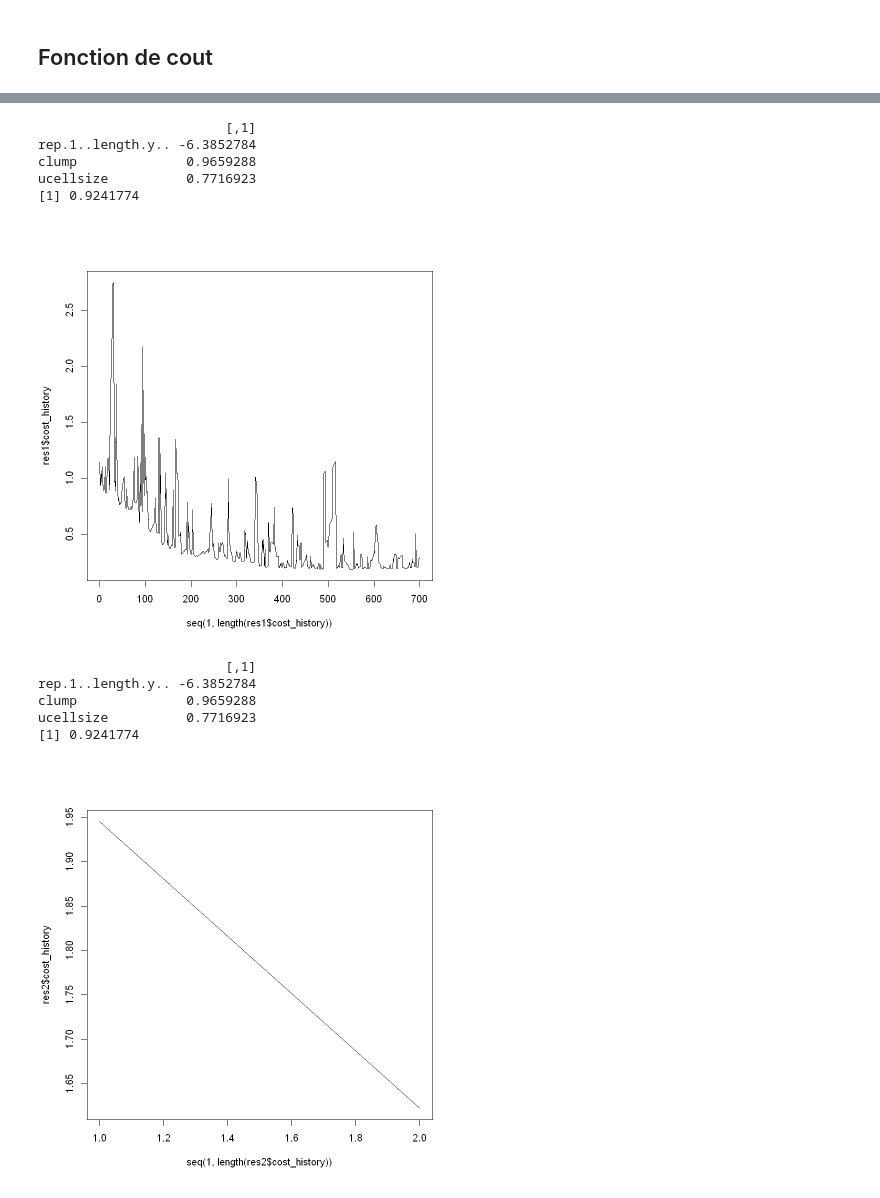
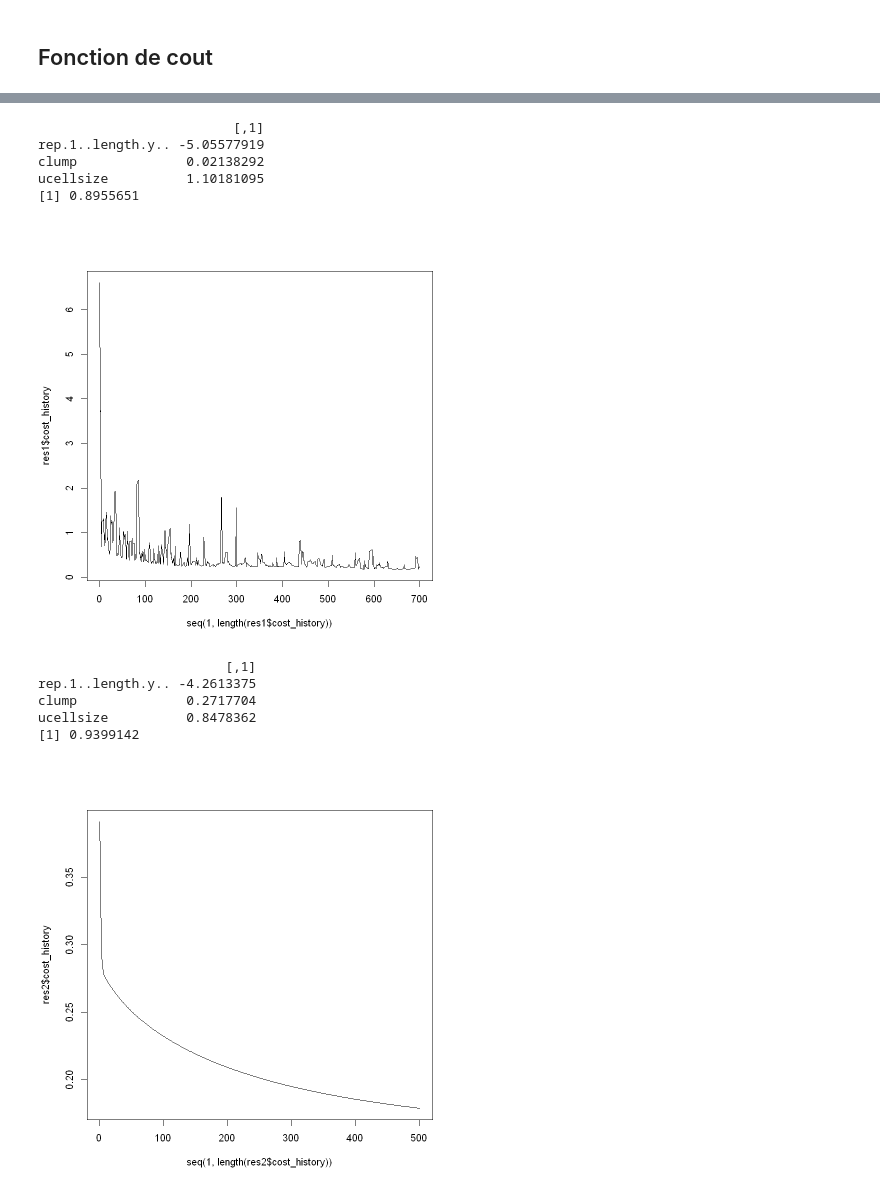
Before and after one commit to RomainDudoit/M2_RPackage, a Jupyter notebook: Notebook.ipynb, the cells around one changed output, grey strips where cells are left out. Saved outputs shown, nothing was run; the diff lists cells and outputs as text; code cells hidden in the pictures.

```diff
--- a/Notebook.ipynb
+++ b/Notebook.ipynb
@@ -123,10 +125,10 @@ stochastic_gradient_descent <- function(x, y, theta, learning_rate, n_iter) {
     for (i in 1:n_iter) {
         # Shuffle data
         random_index <- sample(x = m, size = m)
-        for (i in 1:m) {
+        for (j in 1:m) {
             # Update theta
-            y_i <- as.matrix(y[random_index[i], ])
-            x_i <- t(as.matrix(x[random_index[i], ]))
+            y_i <- as.matrix(y[random_index[j], ])
+            x_i <- t(as.matrix(x[random_index[j], ]))
             theta <- theta - learning_rate * gradient(x_i, y_i, theta)
             cost_history <- c(cost_history, cost_function(x, y, theta))
         }
@@ -138,10 +140,11 @@ mini_batch_gradient_descent <- function(x, y, theta, learning_rate, n_iter, batc
     cost_history <- c(cost_function(x, y, theta))
     m <- nrow(y)
 
-    for (i in 1:n_iter){
+    for (i in 1:n_iter) {
+        # Shuffle data
         random_index <- sample(x = m, size = m)
-        x = x[random_index,]
-        y = y[random_index,]
+        x <- x[random_index, ]
+        y <- y[random_index, ]
         x_i <- c()
         y_i <- c()
         for (i in seq(1, m, batch_size)) {
@@ -169,11 +172,13 @@ fit <- function(formula, data, mode, batch_size, learning_rate, n_iter) {
 
 
     if (mode == "batch" || (mode == "mini-batch" && batch_size >= nrow(y))) {
-        gradient_descent <- batch_gradient_descent(x, y, initial_theta, learning_rate, n_iter)
-    }else if (mode == "stochastic" || (mode == "mini-batch" && batch_size == 1)) {
-        gradient_descent <- stochastic_gradient_descent(x, y, initial_theta, learning_rate, n_iter)
+        gradient_descent <- batch_gradient_descent(x, y, initial_theta, learning_rate, n_iter) # nolint
+    }else if (mode == "stochastic" || (mode == "mini-batch" && batch_size == 1)) { # nolint
+        gradient_descent <- stochastic_gradient_descent(x, y, initial_theta, learning_rate, n_iter)# nolint
     }else if (mode == "mini-batch") {
-        gradient_descent <- mini_batch_gradient_descent(x, y, initial_theta, learning_rate, n_iter, batch_size)
+        gradient_descent <- mini_batch_gradient_descent(x, y, initial_theta, learning_rate, n_iter, batch_size)# nolint
+    }else{
+        return("erreur")
     }
 
     inst <- list()
@@ -194,34 +199,34 @@ predict <- function(x, theta, thresold = 0.5) {
     return(predictions)
 }
 # %%
-res1 <- fit_bis(classe ~ clump + ucellsize, data, mode = "stochastic", batch_size = 32, learning_rate = 0.1, n_iter = 1)
-y_pred <- predict(res1$x, res$theta)
+res1 <- fit(classe ~ clump + ucellsize, data, mode = "stochastic", batch_size = 32, learning_rate = 0.1, n_iter = 1)
+y_pred <- predict(res1$x, res1$theta)
 plot(seq(1, length(res1$cost_history)), res1$cost_history, type = "l")
 
-print(res$theta)
+print(res1$theta)
 
-accuracy <- mean(y_pred == res$y)
+accuracy <- mean(y_pred == res1$y)
 print(accuracy)
 # %% [output]
-                        [,1]
-rep.1..length.y.. -6.3852784
-clump              0.9659288
-ucellsize          0.7716923
-[1] 0.9241774
+                         [,1]
+rep.1..length.y.. -5.05577919
+clump              0.02138292
+ucellsize          1.10181095
+[1] 0.8955651
-[figure, old version]
+[figure, new version]
 # %%
-res2 <- fit_bis(classe ~ clump + ucellsize, data, mode = "batch", batch_size = 32, learning_rate = 0.1, n_iter = 1)
-y_pred <- predict(res2$x, res$theta)
+res2 <- fit(classe ~ clump + ucellsize, data, mode = "batch", batch_size = 32, learning_rate = 0.1, n_iter = 500)
+y_pred <- predict(res2$x, res2$theta)
 plot(seq(1, length(res2$cost_history)), res2$cost_history, type = "l")
 
-print(res$theta)
+print(res2$theta)
 
-accuracy <- mean(y_pred == res$y)
+accuracy <- mean(y_pred == res2$y)
 print(accuracy)
 # %% [output]
                         [,1]
-rep.1..length.y.. -6.3852784
-clump              0.9659288
-ucellsize          0.7716923
-[1] 0.9241774
+rep.1..length.y.. -4.2613375
+clump              0.2717704
+ucellsize          0.8478362
+[1] 0.9399142
-[figure, old version]
+[figure, new version]
```
Also changed, not shown: parts of 3 cells of this notebook, 1 other file.
